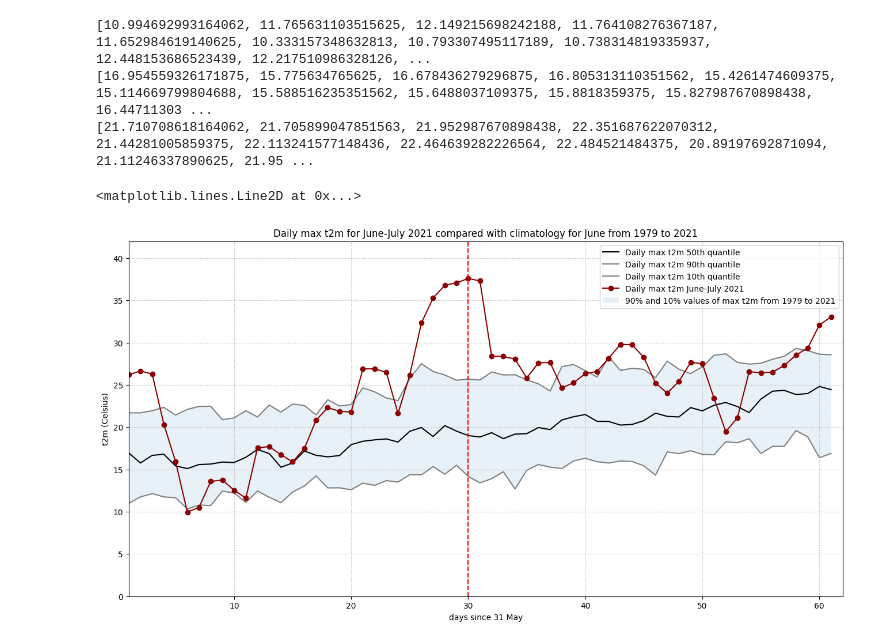
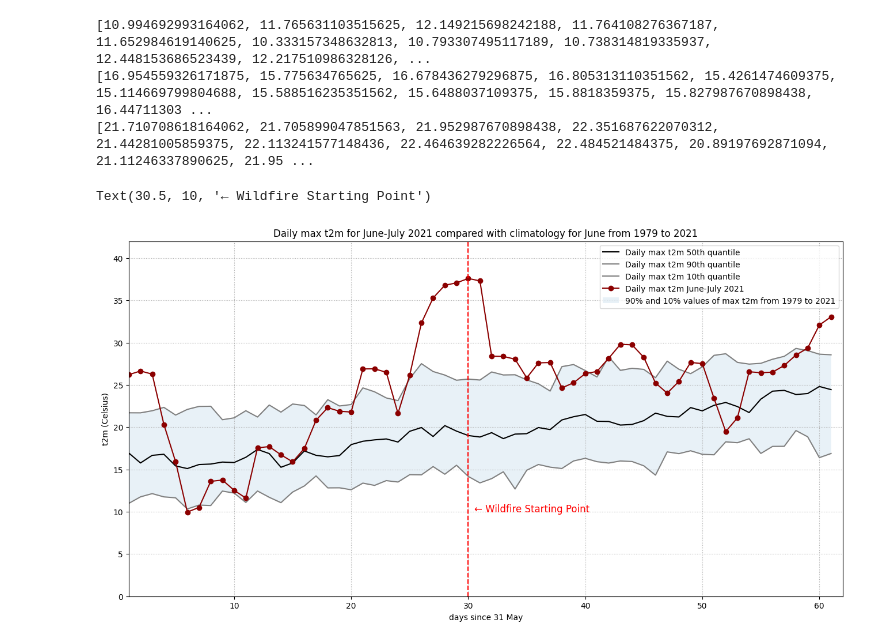
Before and after one commit to xinhe-zhang/heatwave, a Jupyter notebook: HW1.ipynb, the cells around one changed output. Drawn from its saved outputs; the diff is of its cells as text; code cells hidden in the pictures.

```diff
--- a/HW1.ipynb
+++ b/HW1.ipynb
@@ -525,22 +507,23 @@ print(LT_max_90)
 # %%
 fig = plt.figure(figsize=(16,8))
 ax = plt.subplot()
 ax.plot(np.arange(1,62) , LT_max_mid, color='black', label='Daily max t2m 50th quantile')
 ax.plot(np.arange(1,62), LT_max_90, color='gray', label='Daily max t2m 90th quantile')
 ax.plot(np.arange(1,62), LT_max_10, color='gray', label='Daily max t2m 10th quantile')
 ax.plot(np.arange(1,62), LT_2021_max, 'bo-', color='darkred', label='Daily max t2m June-July 2021')
 ax.fill_between(np.arange(1,62), LT_max_90, LT_max_10, alpha=0.1,
                 label='90% and 10% values of max t2m from 1979 to 2021')
 
 ax.set_xlim(1,62)
 ax.set_ylim(0,42)
 ax.set_title('Daily max t2m for June-July 2021 compared with climatology for June from 1979 to 2021')
 ax.set_ylabel('t2m (Celsius)')
 ax.set_xlabel('days since 31 May')
 handles, labels = ax.get_legend_handles_labels()
 ax.legend(handles, labels)
 ax.grid(linestyle='dotted')
 plt.axvline(x = 30, color = 'red', label = 'axvline - full height', linestyle='--')
+ax.annotate('← Wildfire Starting Point', xy=(30.5, 10), fontsize=12, color = 'red')
 # %% [output]
-<matplotlib.lines.Line2D at 0x...>
+Text(30.5, 10, '← Wildfire Starting Point')
-[figure, old version]
+[figure, new version]
```
Also changed, not shown: parts of 10 cells of this notebook.
